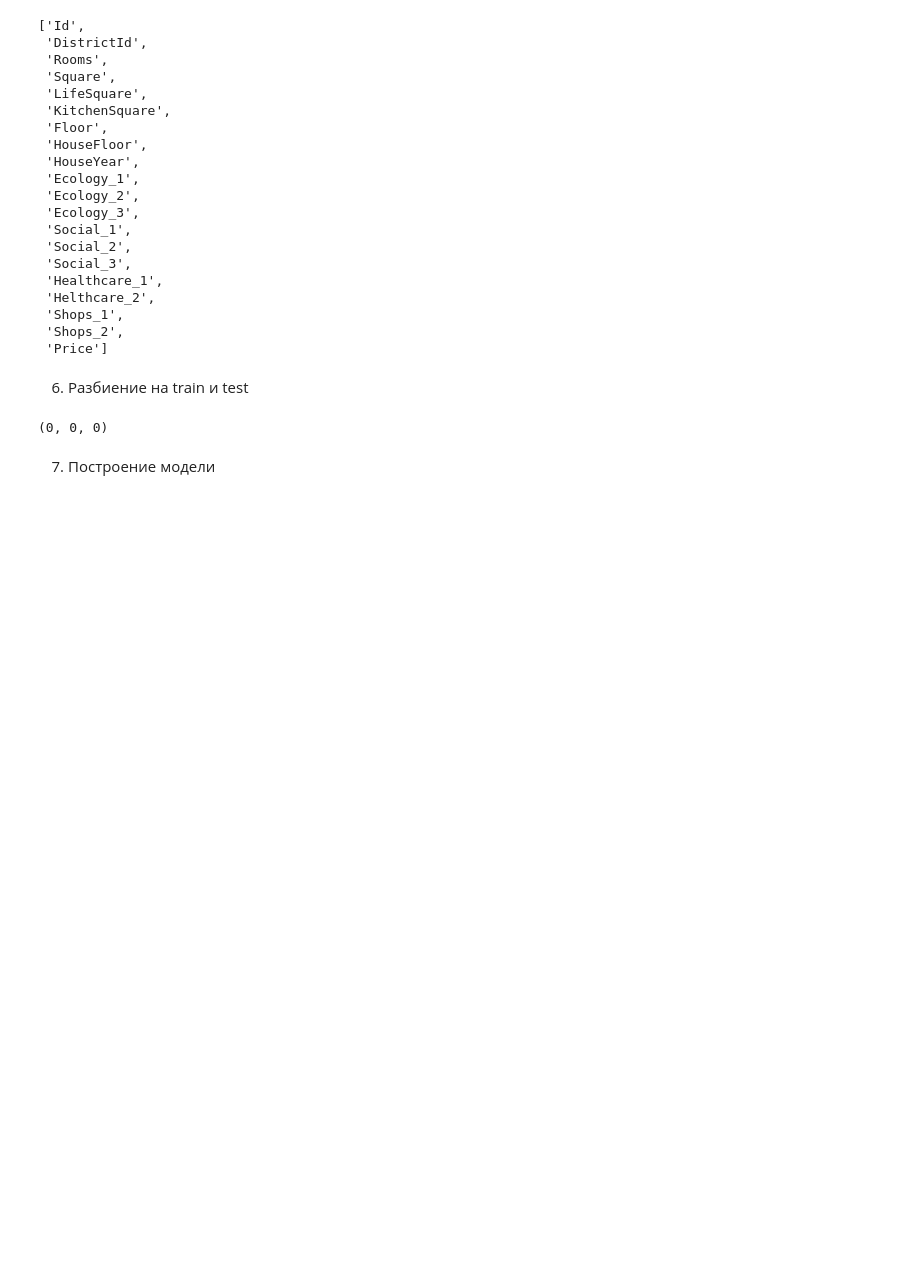
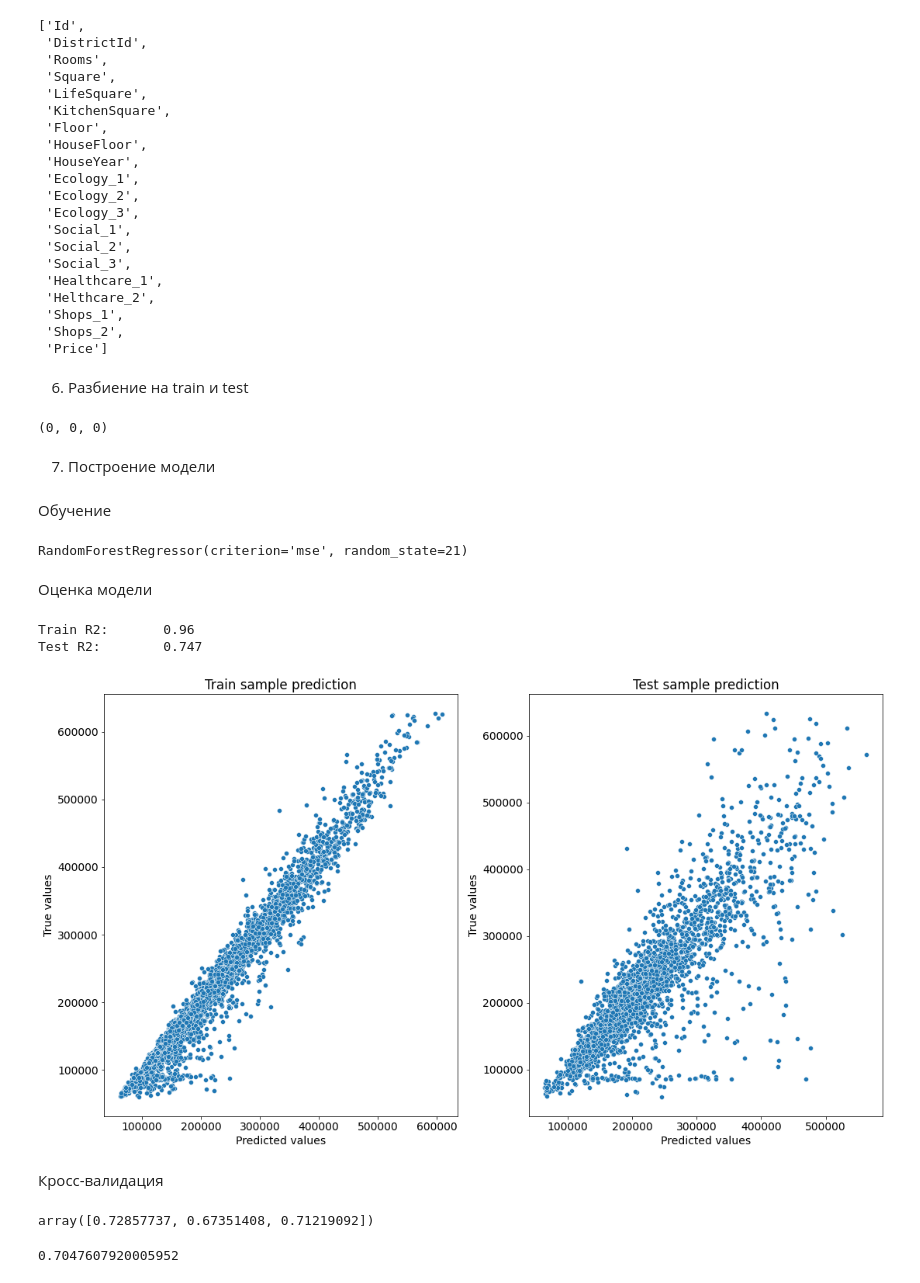
Before and after one commit to kyiashkoievgen/Data-Science, a Jupyter notebook: Kursovoi/Kursovoi.ipynb, the cells around one changed output. Saved outputs shown, nothing was run; the diff lists cells and outputs as text; code cells hidden in the pictures; blank space fills up the shorter version.

Commit message:
Train R2:	0.96 Test R2:	0.747

```diff
--- a/Kursovoi/Kursovoi.ipynb
+++ b/Kursovoi/Kursovoi.ipynb
@@ -168,6 +184,7 @@ class FeatureGenetator():
         self.med_price_by_district_year = None
         self.med_price_by_floor_rooms_median = None
         self.med_price_by_district_year_median = None
+        self.med_price_by_ecology_median = None
         self.house_year_max = datetime.now().year
         self.district_size = None
         self.binary_to_numbers = {'A': 0, 'B': 1}
@@ -204,6 +221,10 @@ class FeatureGenetator():
             self.med_price_by_district_year = df.groupby(['DistrictId', 'Year_cat'], as_index=False).agg({'Price':'median'}).rename(columns={'Price':'MedPriceByDistrYear'})
             self.med_price_by_district_year_median = self.med_price_by_district_year['MedPriceByDistrYear'].median()
 
+        ## Ecology
+            self.med_price_by_ecology = df.groupby(['Ecology_1', 'Ecology_2', 'Ecology_3'], as_index=False).agg({'Price':'median'}).rename(columns={'Price':'MedPriceByEcology'})
+            self.med_price_by_ecology_median = self.med_price_by_ecology['MedPriceByEcology'].median()
+
     def transform(self, X):
 
         # Binary features
@@ -291,3 +312,52 @@ x_train.isna().sum().sum(), x_valid.isna().sum().sum(), test_df.isna().sum().sum
 (0, 0, 0)
 # %% [markdown]
 7. Построение модели
+# %% [markdown]
+Обучение
+# %%
+rf_model = RandomForestRegressor(random_state=21, criterion='mse')
+rf_model.fit(x_train, y_train)
+# %% [output]
+RandomForestRegressor(criterion='mse', random_state=21)
+# %% [markdown]
+Оценка модели
+# %%
+def evaluate_preds(train_true_values, train_pred_values, test_true_values, test_pred_values):
+    print("Train R2:\t" + str(round(r2(train_true_values, train_pred_values), 3)))
+    print("Test R2:\t" + str(round(r2(test_true_values, test_pred_values), 3)))
+
+    plt.figure(figsize=(18,10))
+
+    plt.subplot(121)
+    sns.scatterplot(x=train_pred_values, y=train_true_values)
+    plt.xlabel('Predicted values')
+    plt.ylabel('True values')
+    plt.title('Train sample prediction')
+
+    plt.subplot(122)
+    sns.scatterplot(x=test_pred_values, y=test_true_values)
+    plt.xlabel('Predicted values')
+    plt.ylabel('True values')
+    plt.title('Test sample prediction')
+
+    plt.show()
+# %%
+y_train_preds = rf_model.predict(x_train)
+y_test_preds = rf_model.predict(x_valid)
+
+evaluate_preds(y_train, y_train_preds, y_valid, y_test_preds)
+# %% [output]
+Train R2:       0.96
+Test R2:        0.747
+[figure, added]
+# %% [markdown]
+Кросс-валидация
+# %%
+cv_score = cross_val_score(rf_model, x_train, y_train, scoring='r2', cv=KFold(n_splits=3, shuffle=True, random_state=21))
+cv_score
+# %% [output]
+array([0.72857737, 0.67351408, 0.71219092])
+# %%
+cv_score.mean()
+# %% [output]
+0.7047607920005952
```
Also changed, not shown: parts of 3 cells of this notebook.
